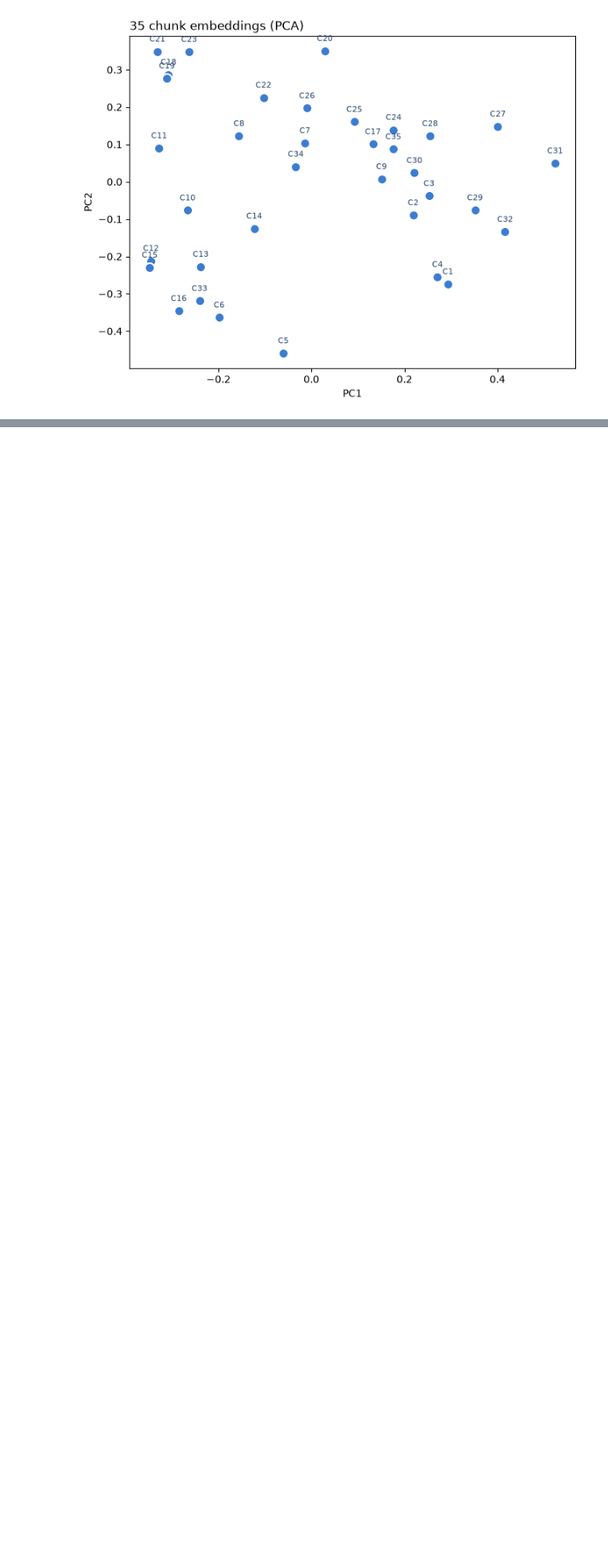
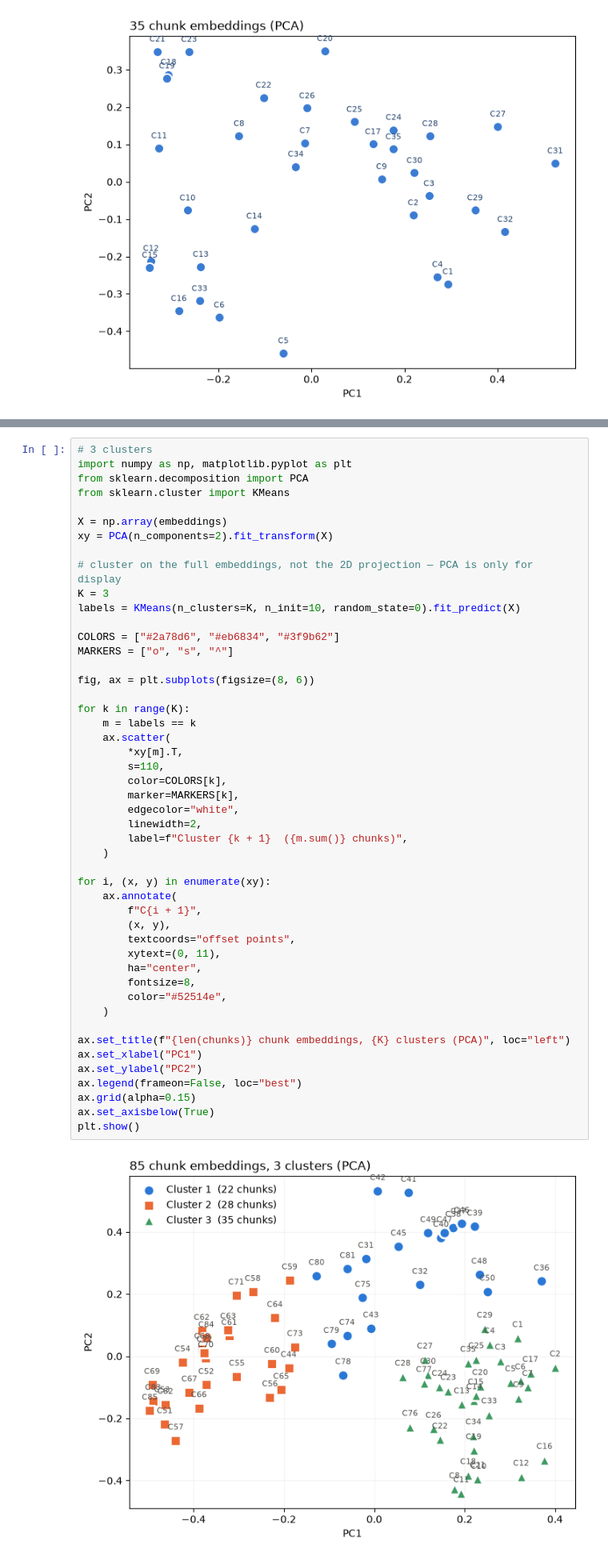
Before and after one commit to daniellec927/ai-engineering, a Jupyter notebook: AI Engineering Part 1/RAG.ipynb, the cells around one changed output, grey strips where cells are left out. Shown at 80% size. Drawn from its saved outputs; the diff is of its cells as text; blank space fills up the shorter version.

```diff
--- a/AI Engineering Part 1/RAG.ipynb
+++ b/AI Engineering Part 1/RAG.ipynb
@@ -453,0 +618,50 @@ chunks: C5, C6, C8, C10, C11, C12, C13, C14, C15, C16, C18, C19, C21, C22, C23,
+# %%
+# 3 clusters
+import numpy as np, matplotlib.pyplot as plt
+from sklearn.decomposition import PCA
+from sklearn.cluster import KMeans
+
+X = np.array(embeddings)
+xy = PCA(n_components=2).fit_transform(X)
+
+# cluster on the full embeddings, not the 2D projection — PCA is only for display
+K = 3
+labels = KMeans(n_clusters=K, n_init=10, random_state=0).fit_predict(X)
+
+COLORS = ["#2a78d6", "#eb6834", "#3f9b62"]
+MARKERS = ["o", "s", "^"]
+
+fig, ax = plt.subplots(figsize=(8, 6))
+
+for k in range(K):
+    m = labels == k
+    ax.scatter(
+        *xy[m].T,
+        s=110,
+        color=COLORS[k],
+        marker=MARKERS[k],
+        edgecolor="white",
+        linewidth=2,
+        label=f"Cluster {k + 1}  ({m.sum()} chunks)",
+    )
+
+for i, (x, y) in enumerate(xy):
+    ax.annotate(
+        f"C{i + 1}",
+        (x, y),
+        textcoords="offset points",
+        xytext=(0, 11),
+        ha="center",
+        fontsize=8,
+        color="#52514e",
+    )
+
+ax.set_title(f"{len(chunks)} chunk embeddings, {K} clusters (PCA)", loc="left")
+ax.set_xlabel("PC1")
+ax.set_ylabel("PC2")
+ax.legend(frameon=False, loc="best")
+ax.grid(alpha=0.15)
+ax.set_axisbelow(True)
+plt.show()
+# %% [output]
+[figure, added]
```
Also changed, not shown: parts of 19 cells of this notebook.
